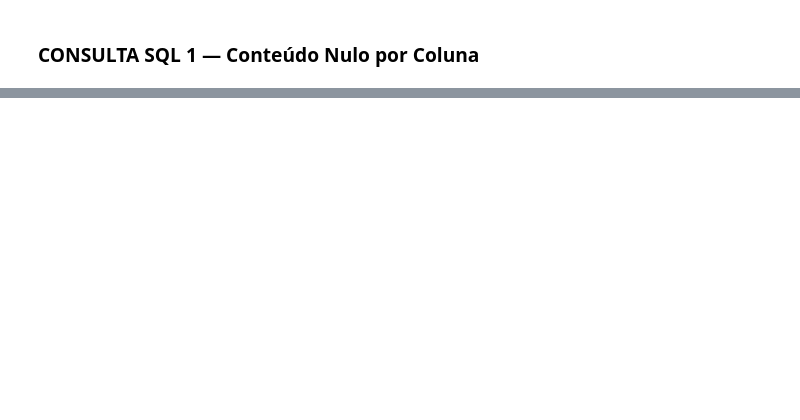
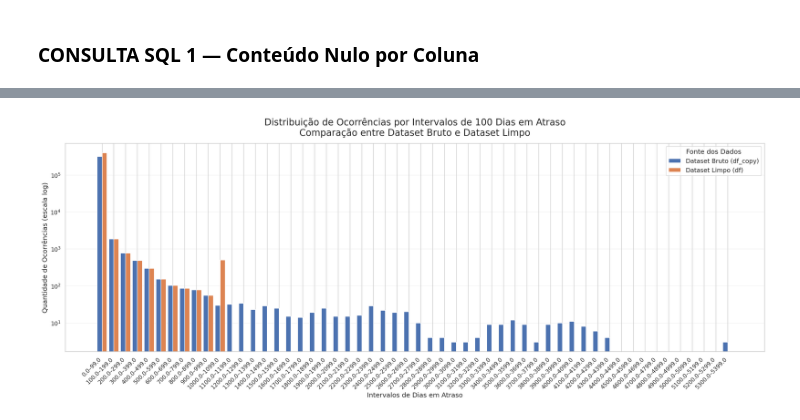
Before and after one commit to joaoPAndrade/projeto_final_ciencia_de_dados, a Jupyter notebook: parte 2/parte_2.ipynb, the cells around one changed output, grey strips where cells are left out. Cells and saved outputs as stored; diff of their text form; code cells hidden in the pictures; blank space fills up the shorter version.

```diff
--- a/parte 2/parte_2.ipynb
+++ b/parte 2/parte_2.ipynb
@@ -1058,3 +964,56 @@ plt.show()
+# %%
+sns.set_theme(style="whitegrid", palette="deep")
+
+max_days = max(df_copy['QtdDiasEmAtraso'].max(), df['QtdDiasEmAtraso'].max())
+bins = np.arange(0, max_days + 101, 100)
+
+hist_bruto, _ = np.histogram(df_copy['QtdDiasEmAtraso'], bins=bins)
+hist_limpo, _ = np.histogram(df['QtdDiasEmAtraso'], bins=bins)
+
+labels = [f"{bins[i]}–{bins[i+1]-1}" for i in range(len(bins)-1)]
+
+x = np.arange(len(labels))
+width = 0.42
+
+plt.figure(figsize=(20, 8), dpi=140)
+
+plt.bar(
+    x - width/2, hist_bruto, width=width,
+    label="Dataset Bruto (df_copy)",
+    color=sns.color_palette("deep")[0]
+)
+plt.bar(
+    x + width/2, hist_limpo, width=width,
+    label="Dataset Limpo (df)",
+    color=sns.color_palette("deep")[1]
+)
+
+plt.xticks(x, labels, rotation=45, ha='right', fontsize=11)
+
+plt.ylabel("Quantidade de Ocorrências (escala log)", fontsize=13)
+plt.xlabel("Intervalos de Dias em Atraso", fontsize=13)
+plt.yscale("log")
+
+plt.title(
+    "Distribuição de Ocorrências por Intervalos de 100 Dias em Atraso\n"
+    "Comparação entre Dataset Bruto e Dataset Limpo",
+    fontsize=18,
+    pad=15
+)
+
+plt.legend(
+    title="Fonte dos Dados",
+    title_fontsize=13,
+    fontsize=12,
+    loc="upper right"
+)
+
+plt.grid(axis="y", alpha=0.25)
+
+plt.tight_layout()
+plt.show()
+# %% [output]
+[figure, added]
 # %%
 caminho = '../dados_limpos'
 os.makedirs(caminho, exist_ok=True)
```
Also changed, not shown: parts of 38 cells of this notebook, 2 other files.
